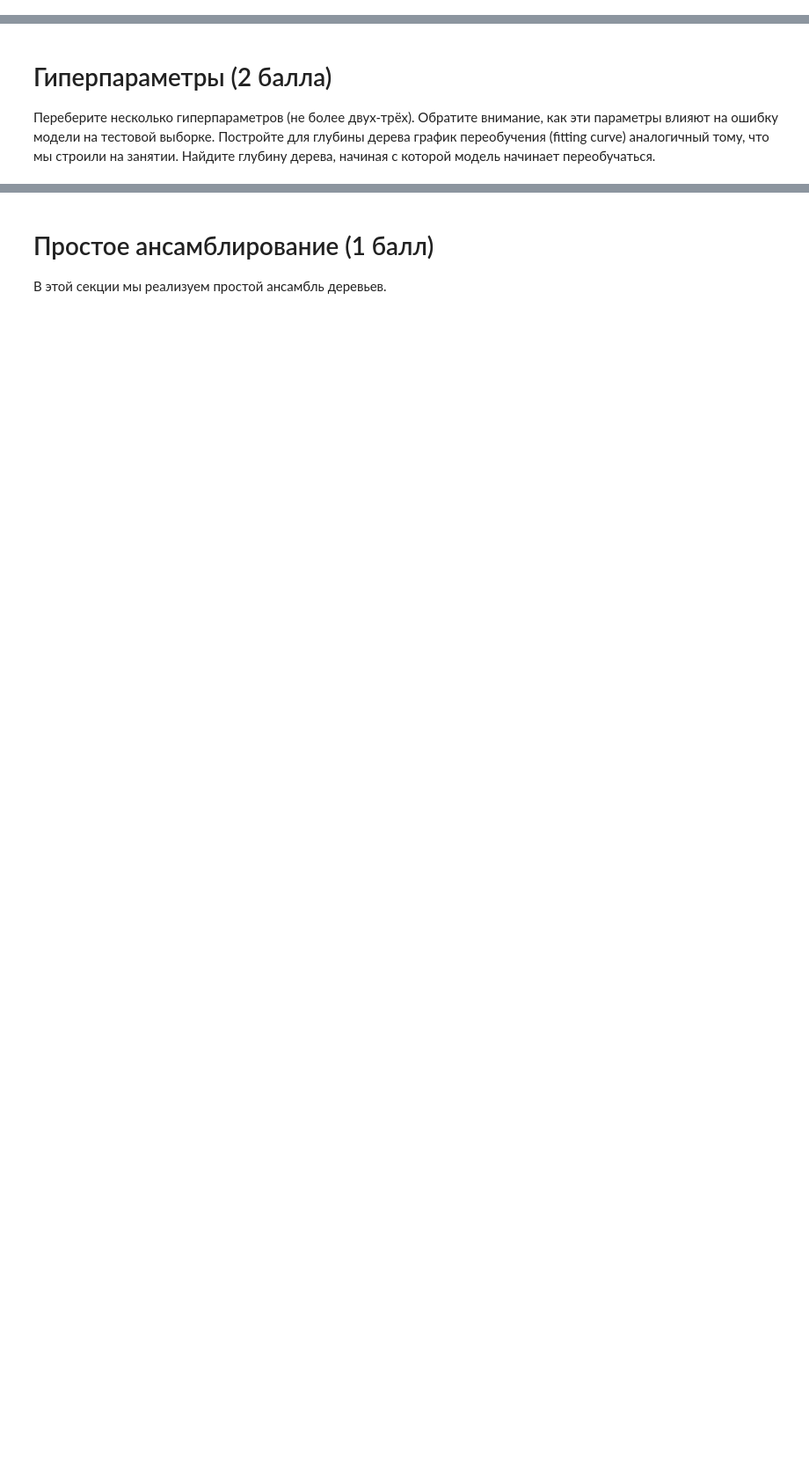
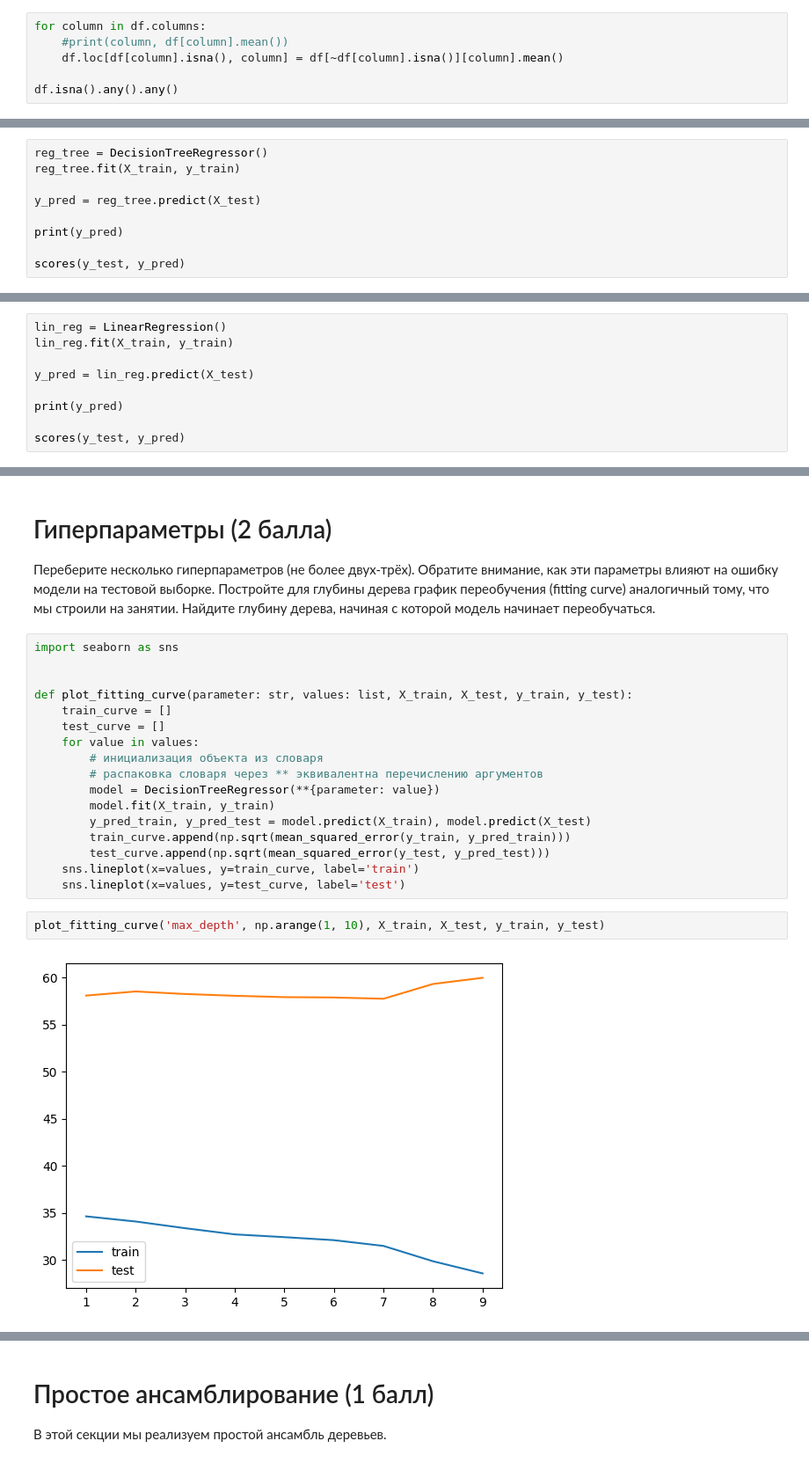
Before and after one commit to 16yo/ml_homework_23, a Jupyter notebook: 2 дз/Decision Trees_1.ipynb, the cells around one changed output, grey strips where cells are left out. Shown at 88% size. Saved outputs shown, nothing was run; the diff lists cells and outputs as text; blank space fills up the shorter version.

```diff
--- a/2 дз/Decision Trees_1.ipynb
+++ b/2 дз/Decision Trees_1.ipynb
@@ -54,0 +236,6 @@ NameError: name 'df' is not defined
+# %%
+for column in df.columns:
+    #print(column, df[column].mean())
+    df.loc[df[column].isna(), column] = df[~df[column].isna()][column].mean()
+
+df.isna().any().any()
@@ -62,3 +294,12 @@ NameError: name 'df' is not defined
 ## Дерево решений
 
 Обучите регрессионное дерево решений, проверьте качество этой модели на тестовой выборке. Улучшилось ли качество по сравнению с базовой моделью? Оцените r2_score обученной модели.
+# %%
+reg_tree = DecisionTreeRegressor()
+reg_tree.fit(X_train, y_train)
+
+y_pred = reg_tree.predict(X_test)
+
+print(y_pred)
+
+scores(y_test, y_pred)
@@ -66,3 +313,12 @@ NameError: name 'df' is not defined
 ## Линейная регрессия
 
 Попробуйте обучить линейную регрессию с параметрами по умолчанию. Оцените r2_score на тестовой выборке. Сравните качество с деревом решений.
+# %%
+lin_reg = LinearRegression()
+lin_reg.fit(X_train, y_train)
+
+y_pred = lin_reg.predict(X_test)
+
+print(y_pred)
+
+scores(y_test, y_pred)
@@ -70,3 +330,24 @@ NameError: name 'df' is not defined
 # Гиперпараметры (2 балла)
 
 Переберите несколько гиперпараметров (не более двух-трёх). Обратите внимание, как эти параметры влияют на ошибку модели на тестовой выборке. Постройте для глубины дерева график переобучения (fitting curve) аналогичный тому, что мы строили на занятии. Найдите глубину дерева, начиная с которой модель начинает переобучаться.
+# %%
+import seaborn as sns
+
+
+def plot_fitting_curve(parameter: str, values: list, X_train, X_test, y_train, y_test):
+    train_curve = []
+    test_curve = []
+    for value in values:
+        # инициализация объекта из словаря
+        # распаковка словаря через ** эквивалентна перечислению аргументов
+        model = DecisionTreeRegressor(**{parameter: value})
+        model.fit(X_train, y_train)
+        y_pred_train, y_pred_test = model.predict(X_train), model.predict(X_test)
+        train_curve.append(np.sqrt(mean_squared_error(y_train, y_pred_train)))
+        test_curve.append(np.sqrt(mean_squared_error(y_test, y_pred_test)))
+    sns.lineplot(x=values, y=train_curve, label='train')
+    sns.lineplot(x=values, y=test_curve, label='test')
+# %%
+plot_fitting_curve('max_depth', np.arange(1, 10), X_train, X_test, y_train, y_test)
+# %% [output]
+[figure, added]
```
Also changed, not shown: parts of 36 cells of this notebook, 1 other file.
